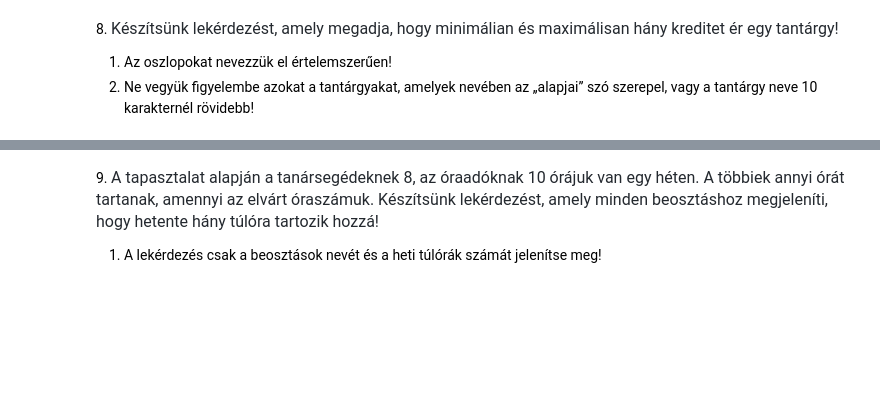
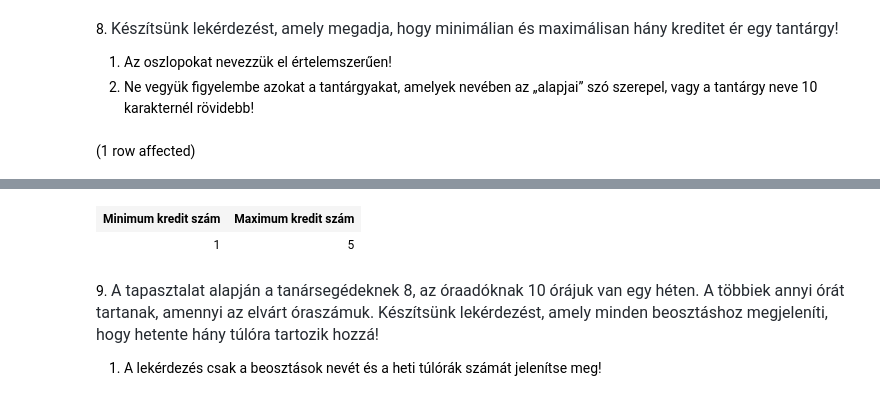
Before and after one commit to Mdorka22/gyakorlas_adatb, a Jupyter notebook: gyakorlat02_feladatok .ipynb, the cells around one changed output, grey strips where cells are left out. Cells and saved outputs as stored; diff of their text form; code cells hidden in the pictures; blank space fills up the shorter version.

```diff
--- a/gyakorlat02_feladatok .ipynb
+++ b/gyakorlat02_feladatok .ipynb
@@ -187,3 +187,10 @@ Total execution time: 00:00:00.016
 
 1. Az oszlopokat nevezzük el értelemszerűen!
 2. Ne vegyük figyelembe azokat a tantárgyakat, amelyek nevében az „alapjai” szó szerepel, vagy a tantárgy neve 10 karakternél rövidebb!
+# %%
+select  min(kredit) as 'Minimum kredit szám',
+        max(kredit) as 'Maximum kredit szám'
+from Tantárgyak
+where tantárgynév not like '%alapjai%' and len(Tantárgynév)>=10
+# %% [output]
+(1 row affected)
@@ -190,3 +198,5 @@ Total execution time: 00:00:00.016
+| Minimum kredit szám | Maximum kredit szám |
+| 1 | 5 |
 # %% [markdown]
 9. <span style="color: rgb(36, 41, 47); font-family: -apple-system, BlinkMacSystemFont, &quot;Segoe UI&quot;, Helvetica, Arial, sans-serif, &quot;Apple Color Emoji&quot;, &quot;Segoe UI Emoji&quot;; font-size: 16px;">A tapasztalat alapján a tanársegédeknek 8, az óraadóknak 10 órájuk van egy héten. A többiek annyi órát tartanak, amennyi az elvárt óraszámuk. Készítsünk lekérdezést, amely minden beosztáshoz megjeleníti, hogy hetente hány túlóra tartozik hozzá!</span>
 
```
Also changed, not shown: parts of 3 cells of this notebook.
